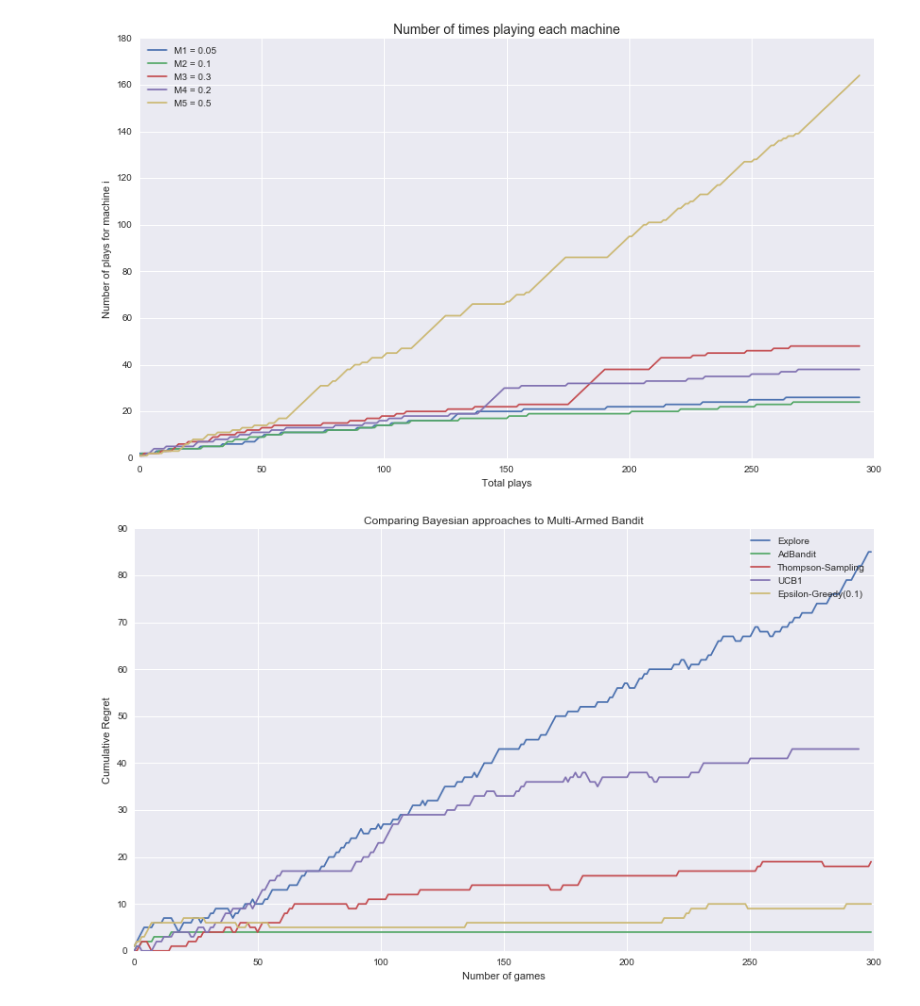
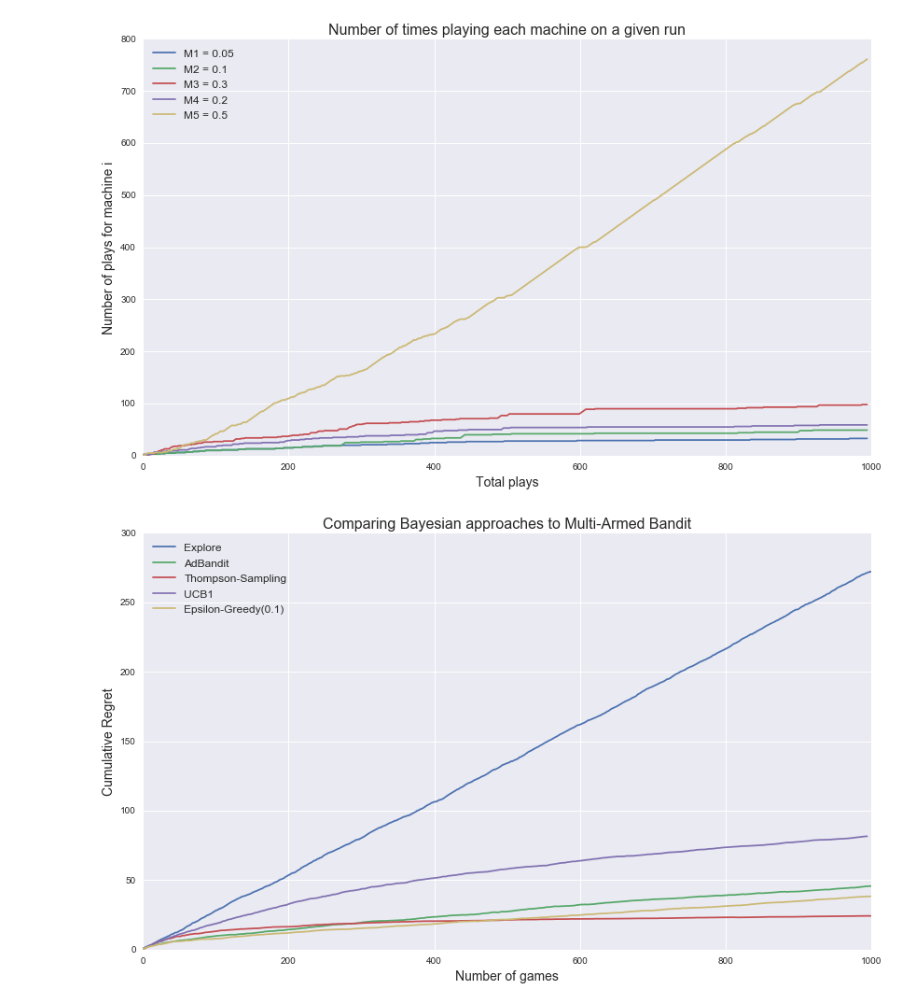
Before and after one commit to timoryxl/Multi-armed-bandit, a Jupyter notebook: bandit_update.ipynb, the cells around one changed output. Saved outputs shown, nothing was run; the diff lists cells and outputs as text; code cells hidden in the pictures.

Commit message:
updated plot commentary

```diff
--- a/bandit_update.ipynb
+++ b/bandit_update.ipynb
@@ -163,0 +153,7 @@ egreedy = epsilon_greedy(0.1, N, K, true_theta)
+# %%
+N = 1000
+K = 15
+T = 30
+#np.random.seed(122)
+
+true_theta = np.array([0.05,0.1,0.3,0.2,0.5,0.05,0.1,0.3,0.2,0.9,0.2,0.5,0.05,0.1,0.3])
@@ -238,30 +276,51 @@ pass
 # %%
+"""
+Plot number of times each machine is played for a given run
+"""
+
+
+# ucb_max_1 =
+# ucb_actual_1 = UCB1()[2]
+
+# plot_regret = (ucb_max_1 - ucb_actual_1.T).T
+
 plt.figure(figsize=(14,8))
-plt.title("Number of times playing each machine",size=14)
-plt.plot(machine_played)
-plt.legend(['M1 = {}'.format(machine_reward[0]),
-            'M2 = {}'.format(machine_reward[1]),
-            'M3 = {}'.format(machine_reward[2]),
-            'M4 = {}'.format(machine_reward[3]),
-            'M5 = {}'.format(machine_reward[4])],
-          loc='best')
-plt.ylabel("Number of plays for machine i")
-plt.xlabel("Total plays")
+plt.title("Number of times playing each machine on a given run",size=16)
+plt.plot(UCB1()[3])
+plt.legend(['M1 = {}'.format(true_theta[0]),
+            'M2 = {}'.format(true_theta[1]),
+            'M3 = {}'.format(true_theta[2]),
+            'M4 = {}'.format(true_theta[3]),
+            'M5 = {}'.format(true_theta[4])],
+          loc='best',fontsize=12)
+plt.ylabel("Number of plays for machine i",size=14)
+plt.xlabel("Total plays",size=14)
 
 pass
 # %% [output]
-[figure, old version]
+[figure, new version]
+# %%
+ucb_max = np.zeros(T*(N-K)).reshape(T,(N-K))
+ucb_actual = np.zeros(T*(N-K)).reshape(T,(N-K))
+for i in range(T):
+    ucb = UCB1()
+    ucb_max[i] = ucb[0]
+    ucb_actual[i] = ucb[1]
 # %%
+"""
+Plot comparing cumulative regret of the mean of T runs of UCB1 compared to other approaches
+"""
+
 plt.figure(figsize=(14,8))
-plt.title("Comparing Bayesian approaches to Multi-Armed Bandit")
-plt.ylabel("Cumulative Regret")
-plt.xlabel("Number of games")
-plt.plot(np.cumsum(explore[3] - explore[1]))
-plt.plot(np.cumsum(exploit[3] - exploit[1]))
-plt.plot(np.cumsum(thompson[3] - thompson[1]))
-plt.plot(np.cumsum(regret) - np.sum(machine_wins,axis=1))
-plt.plot(np.cumsum(egreedy[3] - egreedy[1]))
-plt.legend(['Explore','AdBandit','Thompson-Sampling','UCB1', 'Epsilon-Greedy(0.1)'])
+plt.title("Comparing Bayesian approaches to Multi-Armed Bandit",size=16)
+plt.ylabel("Cumulative Regret",size=14)
+plt.xlabel("Number of games",size=14)
+plt.plot(np.mean(np.cumsum(explore_max-explore_actual,axis=1),axis=0))
+plt.plot(np.mean(np.cumsum(exploit_max-exploit_actual,axis=1),axis=0))
+plt.plot(np.mean(np.cumsum(thompson_max-thompson_actual,axis=1),axis=0))
+plt.plot(np.mean(ucb_max - ucb_actual,axis=0))
+plt.plot(np.mean(np.cumsum(egreedy_max-egreedy_actual,axis=1),axis=0))
+plt.legend(['Explore','AdBandit','Thompson-Sampling','UCB1', 'Epsilon-Greedy(0.1)'],loc='best',fontsize=12)
 plt.show()
 # %% [output]
-[figure, old version]
+[figure, new version]
```
Also changed, not shown: parts of 7 cells of this notebook, 7 other files.
